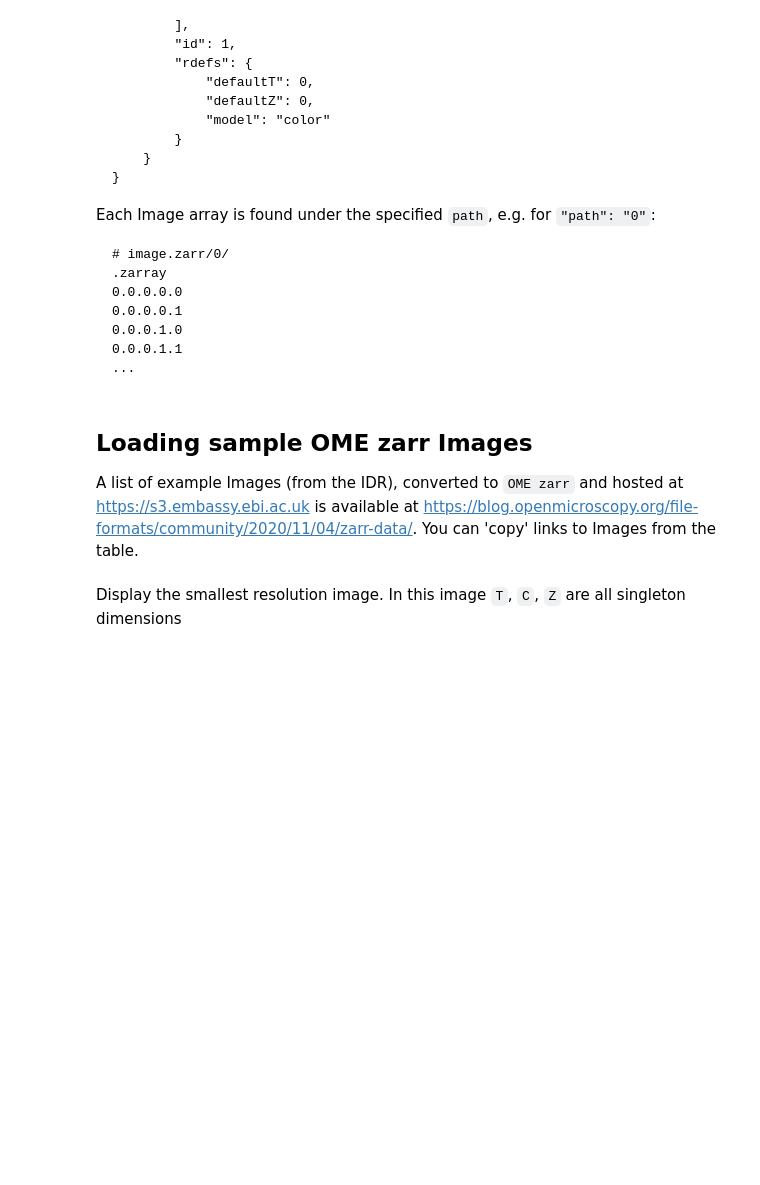
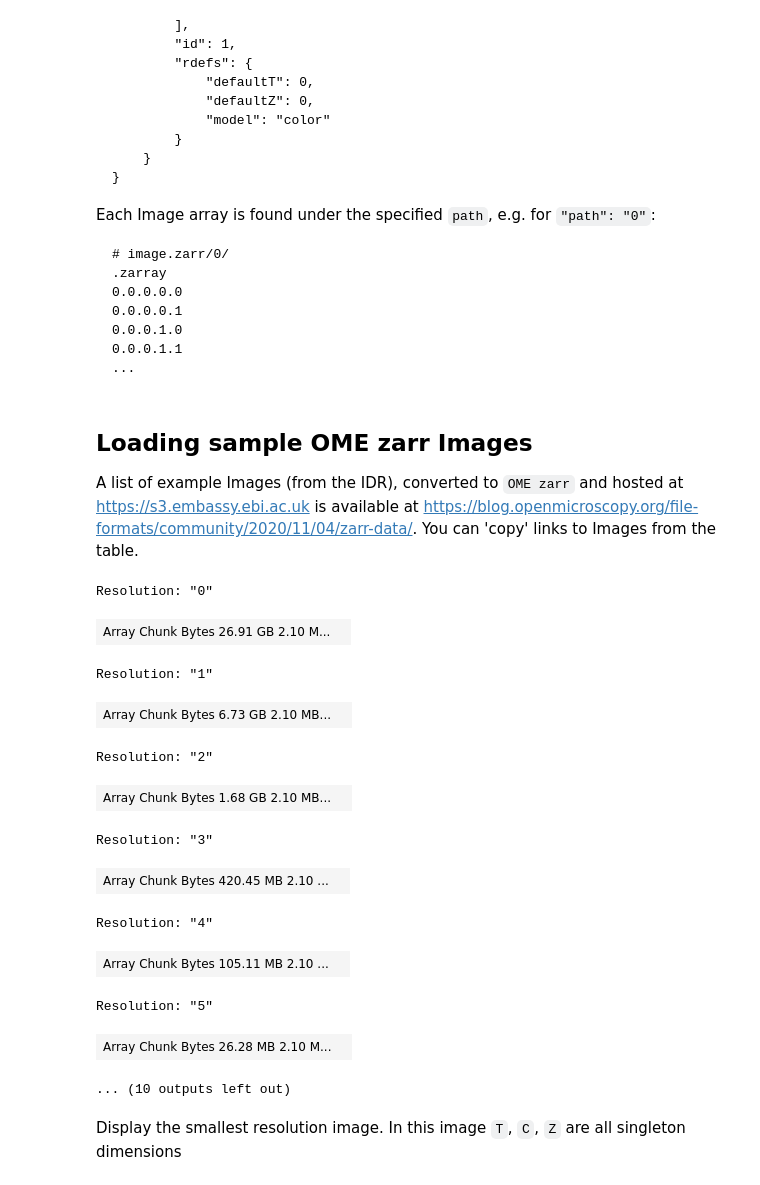
Before and after one commit to will-moore/i2k-2020-zarr-workshop, a Jupyter notebook: ome-zarr-intro.ipynb, the cells around one changed output. Drawn from its saved outputs; the diff is of its cells as text; code cells hidden in the pictures; blank space fills up the shorter version.

```diff
--- a/ome-zarr-intro.ipynb
+++ b/ome-zarr-intro.ipynb
@@ -137,16 +137,30 @@ imagepath = "https://s3.embassy.ebi.ac.uk/idr/zarr/v0.1/9822152.zarr"
 # %%
 # Load the top-level .zattrs Image metadata
 zattrs = requests.get(f'{imagepath}/.zattrs').json()
 # Get the path for each resolution of the first multiscale dataset
 resolutions = [d['path'] for d in zattrs['multiscales'][0]['datasets']]
 
 darrays = []
 for resolution in resolutions:
     print(f'Resolution: "{resolution}"')
     # Create a 'dask' array (like numpy array but with lazy loading of data)
-    a = da.from_zarr(f'{imagepath}/{resolution}')
-    darrays.append(a)
-    display(a)
+    array_5d = da.from_zarr(f'{imagepath}/{resolution}')
+    darrays.append(array_5d)
+    display(array_5d)
+# %% [output]
+Resolution: "0"
+| Array Chunk Bytes 26.91 GB 2.10 M... |  |
+Resolution: "1"
+| Array Chunk Bytes 6.73 GB 2.10 MB... |  |
+Resolution: "2"
+| Array Chunk Bytes 1.68 GB 2.10 MB... |  |
+Resolution: "3"
+| Array Chunk Bytes 420.45 MB 2.10 ... |  |
+Resolution: "4"
+| Array Chunk Bytes 105.11 MB 2.10 ... |  |
+Resolution: "5"
+| Array Chunk Bytes 26.28 MB 2.10 M... |  |
+... (10 outputs left out)
 # %% [markdown]
 Display the smallest resolution image. In this image `T`, `C`, `Z` are all singleton dimensions
 # %%
```
Also changed, not shown: parts of 7 cells of this notebook.
